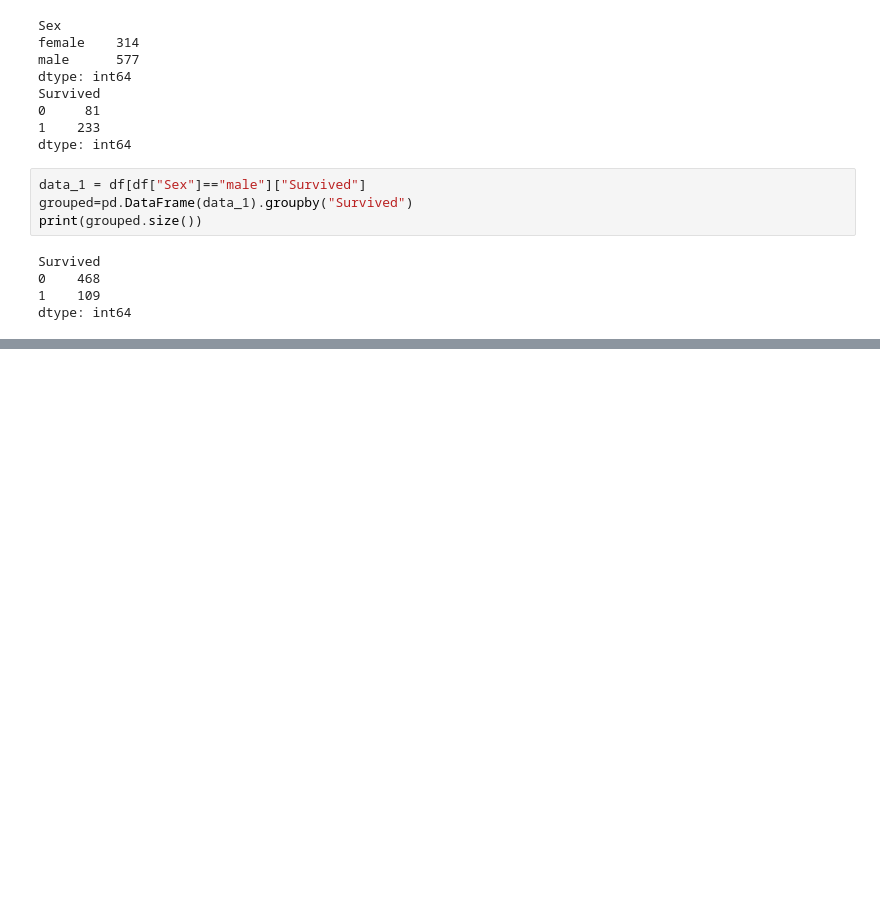
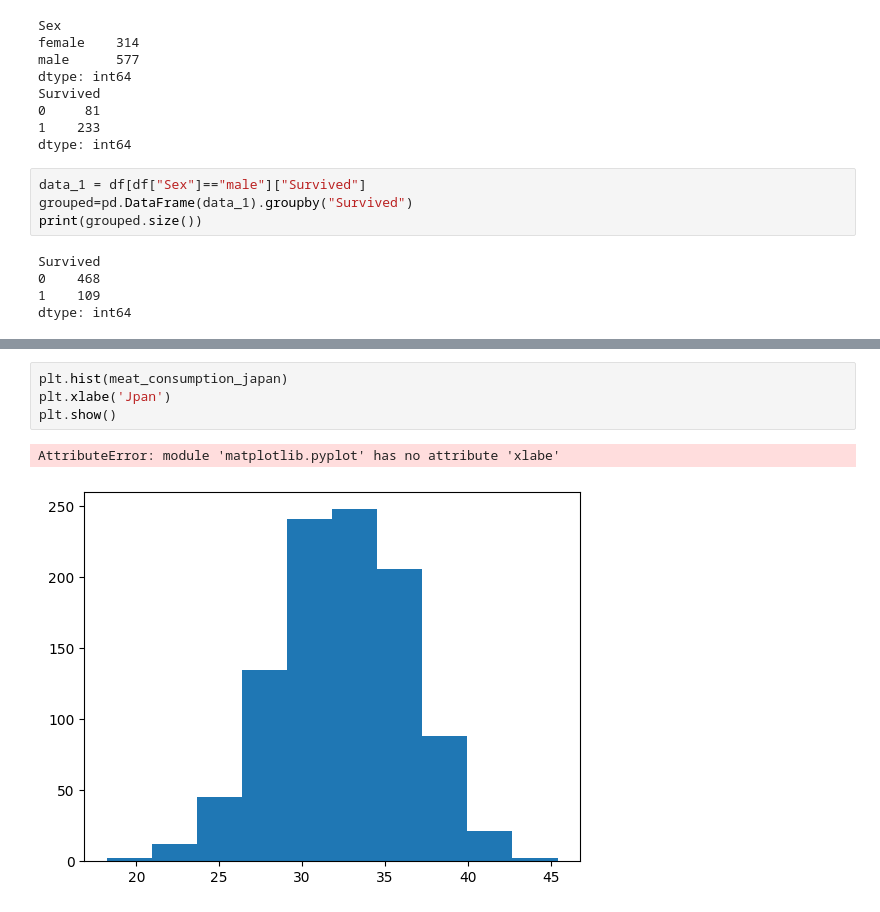
Before and after one commit to RANNY1042/DataScience, a Jupyter notebook: 0528_제1유형 전처리.ipynb, the cells around one changed output, grey strips where cells are left out. Saved outputs shown, nothing was run; the diff lists cells and outputs as text; blank space fills up the shorter version.

```diff
--- a/0528_제1유형 전처리.ipynb
+++ b/0528_제1유형 전처리.ipynb
@@ -146,0 +194,7 @@ dtype: int64
+# %%
+plt.hist(meat_consumption_japan)
+plt.xlabe('Jpan')
+plt.show()
+# %% [output]
+AttributeError: module 'matplotlib.pyplot' has no attribute 'xlabe'
+[figure, added]
```
Also changed, not shown: parts of 47 cells of this notebook, 1 other file.
